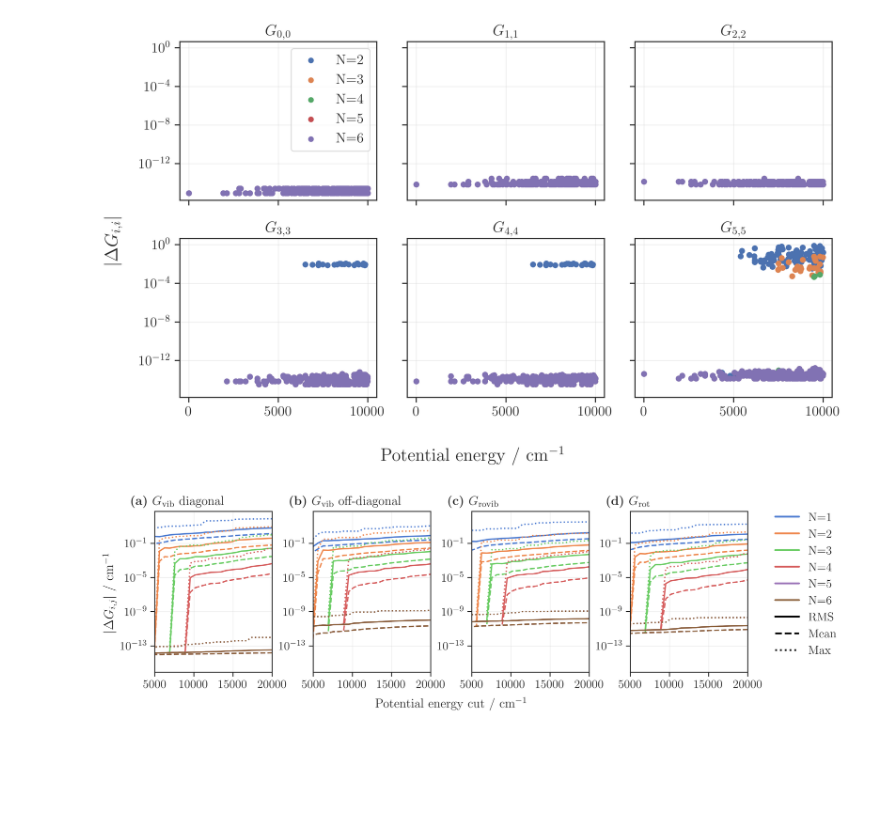
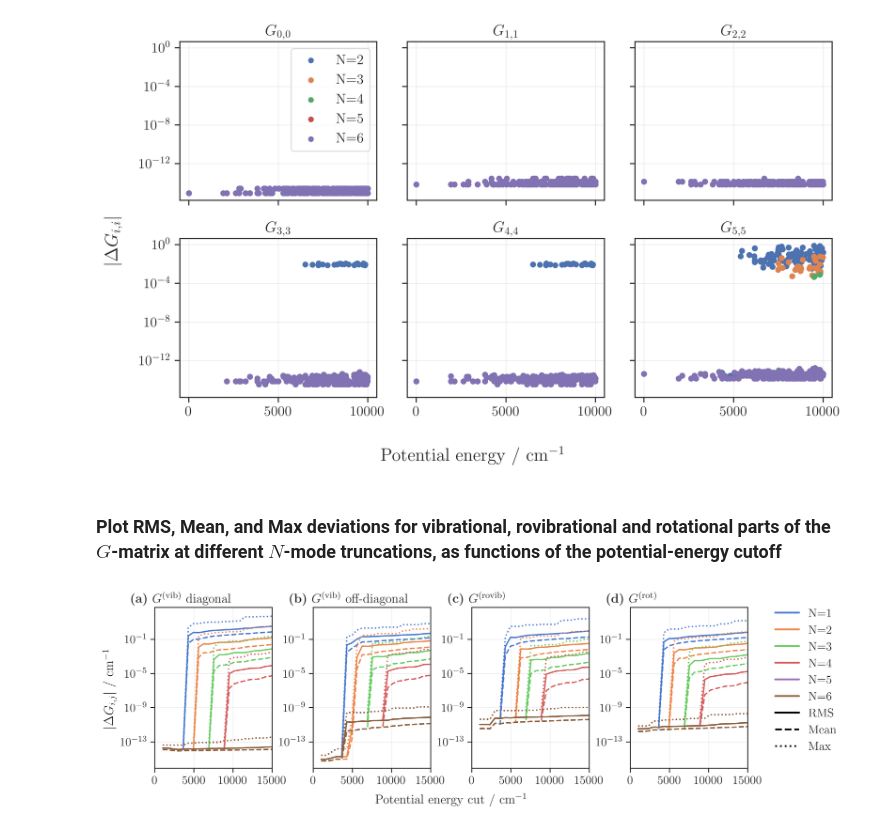
Before and after one commit to robochimps/keosop, a Jupyter notebook: examples/example_user_h2co_nmode.ipynb, the cells around one changed output. Drawn from its saved outputs; the diff is of its cells as text; code cells hidden in the pictures; blank space fills up the shorter version.

Commit message:
Adjust H2CO N-mode expansion example

```diff
--- a/examples/example_user_h2co_nmode.ipynb
+++ b/examples/example_user_h2co_nmode.ipynb
@@ -43,12 +46,11 @@ poten = jax.vmap(lambda x: h2co_Ahmed.poten(dtau_coo(x)), in_axes=0)
 poten_serial = jax.jit(lambda x: poten(jnp.array([x]))[0])
 
 vmin = optimize.minimize(
-    poten_serial,
-    x0=[1.0, 1.0, 1.0, 120.0 * np.pi / 180.0, 120.0 * np.pi / 180.0, 0.0],
+    poten_serial, x0=[1.0, 1.0, 1.0, 120.0 * np.pi / 180.0, 120.0 * np.pi / 180.0, 0.0]
 )
 r0 = vmin.x
 v0 = vmin.fun
-print("Equilibrium internal coordinates:\n", r0)
+print("Equilibrium values of internal coordinates:\n", r0)
 print("Min of the potential:", v0)
 
 r0_ = np.copy(r0)
@@ -60,9 +62,11 @@ dE = 10000.0
 r = jnp.sqrt(2 * dE * ihess_diag)
 rmin = r0 - r
 rmax = r0 + r
-print("rmin:", rmin)
+
+print("\nrmin:", rmin)
 print("rmax:", rmax)
 
-
+# generate grids for every internal coordinate,
+# append equilibrium value at the end of each grid
 grids = np.concatenate((np.linspace(rmin, rmax, 5, axis=-1), r0[:, None]), axis=-1)
 # %% [output]
@@ -331,6 +330,8 @@ plt.tight_layout()
 plt.show()
 # %% [output]
 [figure]
+# %% [markdown]
+### Plot RMS, Mean, and Max deviations for vibrational, rovibrational and rotational parts of the $G$-matrix at different $N$-mode truncations, as functions of the potential-energy cutoff
 # %%
 pot = np.array(poten(grid_ndim))
 pot[pot < 0] = None
@@ -434,17 +435,17 @@ for ax in axes.flat:
     ax.set_yscale("log")
     ax.grid(alpha=0.3)
     ax.tick_params(axis="y", labelleft=True)
-    ax.set_xticks([5000, 10000, 15000, 20000])
-    ax.set_xlim(5000, 20000)
+    ax.set_xticks([0, 5000, 10000, 15000])
+    ax.set_xlim(0, 15000)
 
 fig.supxlabel(r"Potential energy cut / ${\rm cm}^{-1}$", fontsize=14, x=0.455)
 
 # panel labels
 labels = [
-    r"\textbf{(a)} $G_{\rm vib}$ diagonal",
-    r"\textbf{(b)} $G_{\rm vib}$ off-diagonal",
-    r"\textbf{(c)} $G_{\rm rovib}$",
-    r"\textbf{(d)} $G_{\rm rot}$",
+    r"\textbf{(a)} $G^{\rm (vib)}$ diagonal",
+    r"\textbf{(b)} $G^{\rm (vib)}$ off-diagonal",
+    r"\textbf{(c)} $G^{\rm (rovib)}$",
+    r"\textbf{(d)} $G^{\rm (rot)}$",
 ]
 
 for ax, lab in zip(axes.flat, labels):
@@ -464,31 +465,31 @@ N_leg = [
     for N, col in zip(N_values, colors)
 ]
 
 
 stat_leg = [
     Line2D([0], [0], color="black", linestyle="-", linewidth=2, label="RMS"),
     Line2D([0], [0], color="black", linestyle="--", linewidth=2, label="Mean"),
     Line2D([0], [0], color="black", linestyle=":", linewidth=2, label="Max"),
 ]
 
 
 fig.legend(
     handles=N_leg + stat_leg,
     loc="center left",
     bbox_to_anchor=(0.83, 0.7),
     frameon=False,
 )
 
 fig.subplots_adjust(
     left=0.10,
     right=0.81,  # reserve space for legends
     bottom=0.22,
     top=1.1,
     wspace=0.35,
     hspace=0.35,
 )
 
 fig.savefig("h2co_gmat_conv.pdf", bbox_inches="tight", dpi=300)
 plt.show()
 # %% [output]
-[figure, old version]
+[figure, new version]
```
Also changed, not shown: parts of 10 cells of this notebook, 3 other files.
